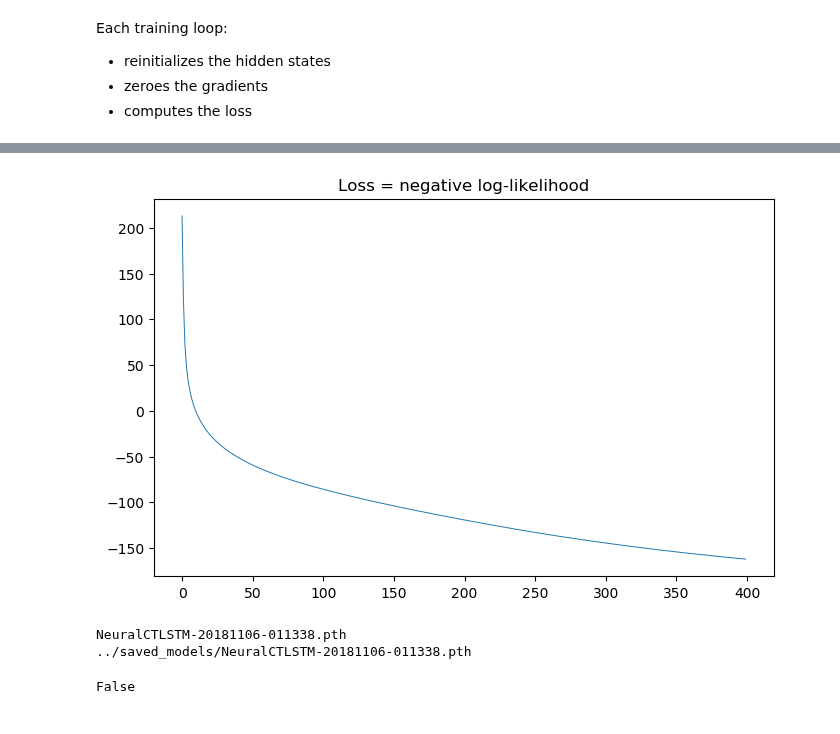
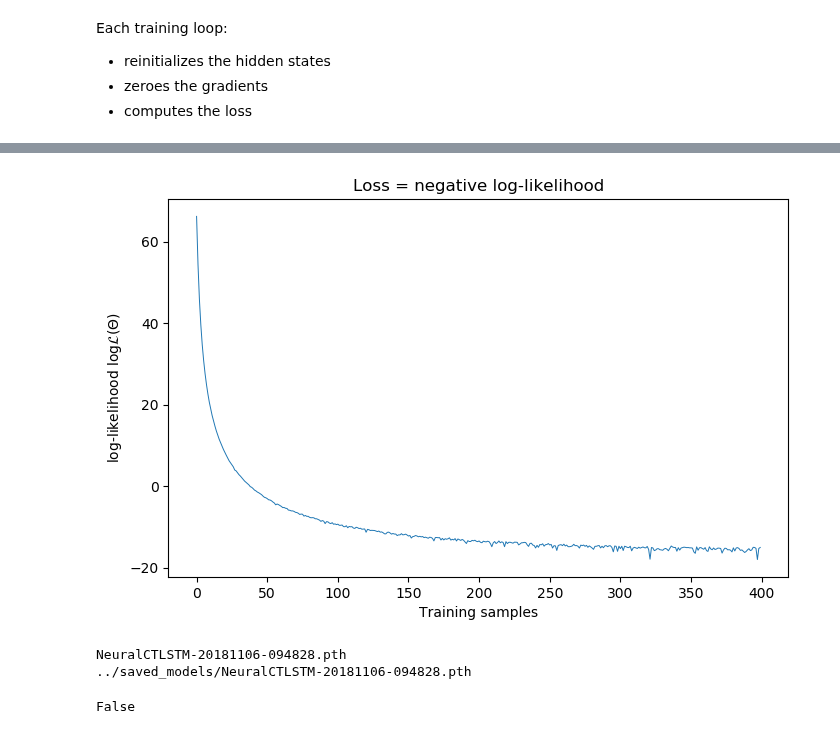
Before and after one commit to Deeptradingfx/point-process-nets, a Jupyter notebook: notebooks/neura.ipynb, the cells around one changed output, grey strips where cells are left out. Cells and saved outputs as stored; diff of their text form; code cells hidden in the pictures.

Commit message:
Fix likelihood function computation

```diff
--- a/notebooks/neura.ipynb
+++ b/notebooks/neura.ipynb
@@ -19,7 +19,7 @@ intensity_function = np.vectorize(intensity_function_, excluded={4})
 # %%
 import itertools
 mu = 1.0
-tmax = 20.0
+tmax = 10.0
 alpha = 0.4
 beta  = 1.5
 
@@ -199,4 +208,6 @@ lineopts = {
 }
 ax.plot(range(train_size), loss_hist, **lineopts)
 ax.set_title("Loss = negative log-likelihood")
+ax.set_ylabel(r'log-likelihood $\log\mathcal{L}(\Theta)$')
+ax.set_xlabel("Training samples")
 # %% [output]
@@ -204,13 +215,15 @@ Text(0.5, 1.0, 'Loss = negative log-likelihood')
-[figure, old version]
+[figure, new version]
 # %%
 import datetime
 # %%
 ts = '{:%Y%m%d-%H%M%S}'.format(datetime.datetime.now())
+
+flname = '{:}-{:}.pth'.format(nhlstm.__class__.__name__, ts)
+print(flname)
+fpath = '../saved_models/{:}'.format(flname)
+print(fpath)
+
+torch.save(nhlstm.state_dict(), fpath)
+# %% [output]
+NeuralCTLSTM-20181106-094828.pth
+../saved_models/NeuralCTLSTM-20181106-094828.pth
-# %%
-flname = '{:}-{:}.pth'.format(nhlstm.__class__.__name__, ts)
-print(flname)
-fpath = '../saved_models/{:}'.format(flname)
-print(fpath)
-# %% [output]
-NeuralCTLSTM-20181106-011338.pth
-../saved_models/NeuralCTLSTM-20181106-011338.pth
```
Also changed, not shown: parts of 14 cells of this notebook, 3 other files.
